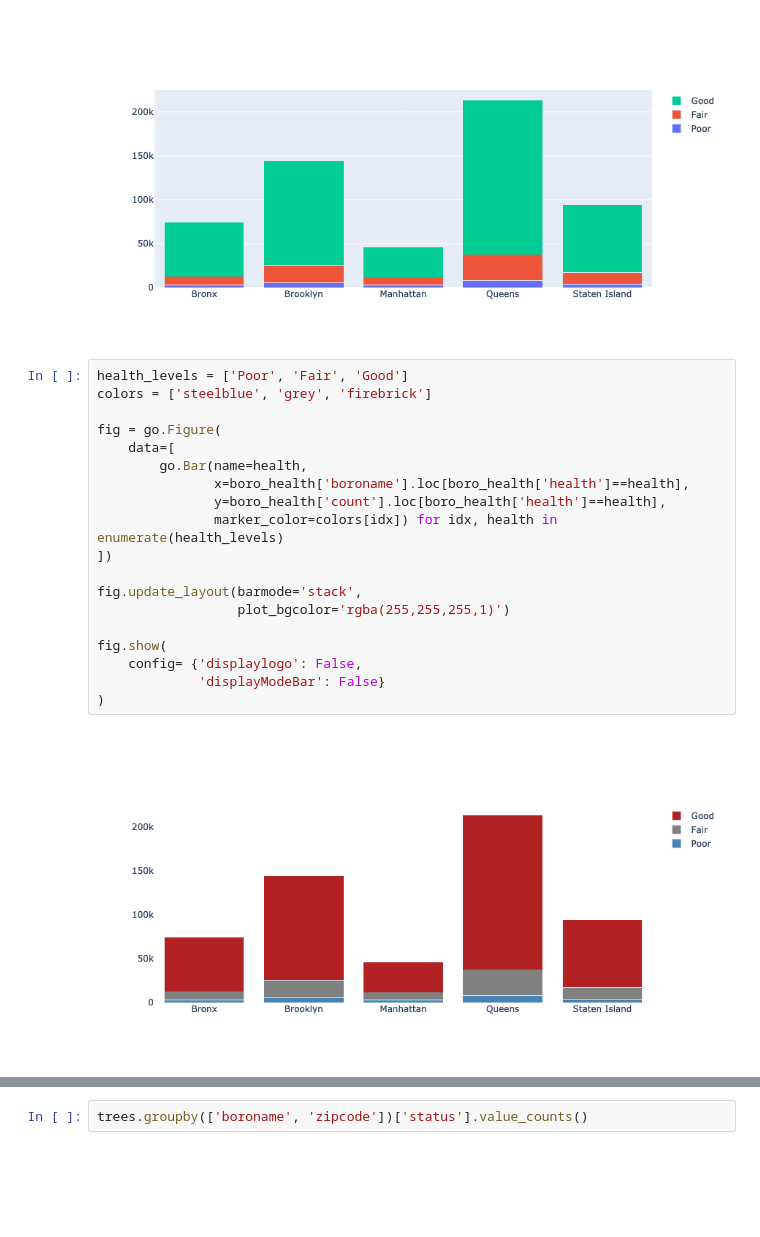
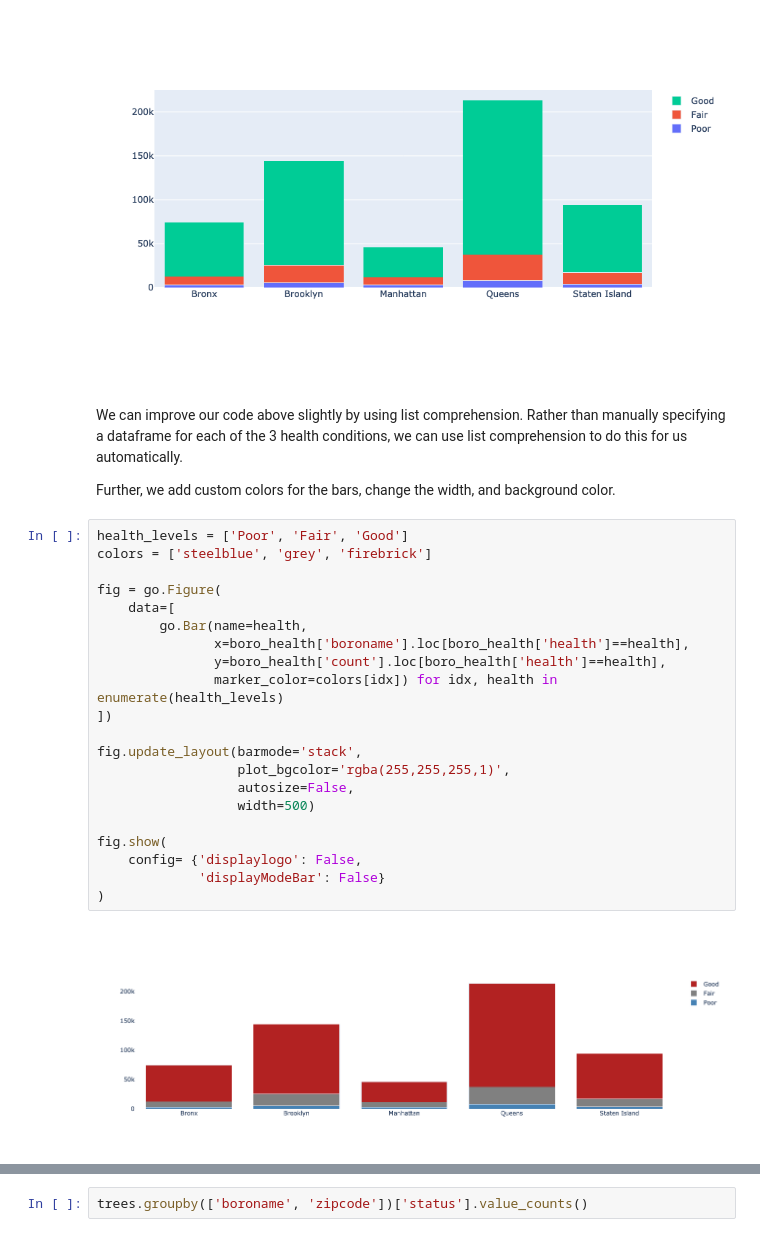
Before and after one commit to tpujianto/location-intelligence, a Jupyter notebook: _notebooks/visualization.ipynb, the cells around one changed output, grey strips where cells are left out. Drawn from its saved outputs; the diff is of its cells as text; blank space fills up the shorter version.

```diff
--- a/_notebooks/visualization.ipynb
+++ b/_notebooks/visualization.ipynb
@@ -157,24 +216,33 @@ fig.show(
 )
 # %% [output]
 [figure]
+# %% [markdown]
+<br>
+<br>
+
+We can improve our code above slightly by using list comprehension. Rather than manually specifying a dataframe for each of the 3 health conditions, we can use list comprehension to do this for us automatically.
+
+Further, we add custom colors for the bars, change the width, and background color.
 # %%
 health_levels = ['Poor', 'Fair', 'Good']
 colors = ['steelblue', 'grey', 'firebrick']
 
 fig = go.Figure(
     data=[
         go.Bar(name=health,
                x=boro_health['boroname'].loc[boro_health['health']==health],
                y=boro_health['count'].loc[boro_health['health']==health],
                marker_color=colors[idx]) for idx, health in enumerate(health_levels)
 ])
 
 fig.update_layout(barmode='stack',
-                  plot_bgcolor='rgba(255,255,255,1)')
+                  plot_bgcolor='rgba(255,255,255,1)',
+                  autosize=False,
+                  width=500)
 
 fig.show(
     config= {'displaylogo': False,
              'displayModeBar': False}
 )
 # %% [output]
-[figure, old version]
+[figure, new version]
```
Also changed, not shown: parts of 21 cells of this notebook.
